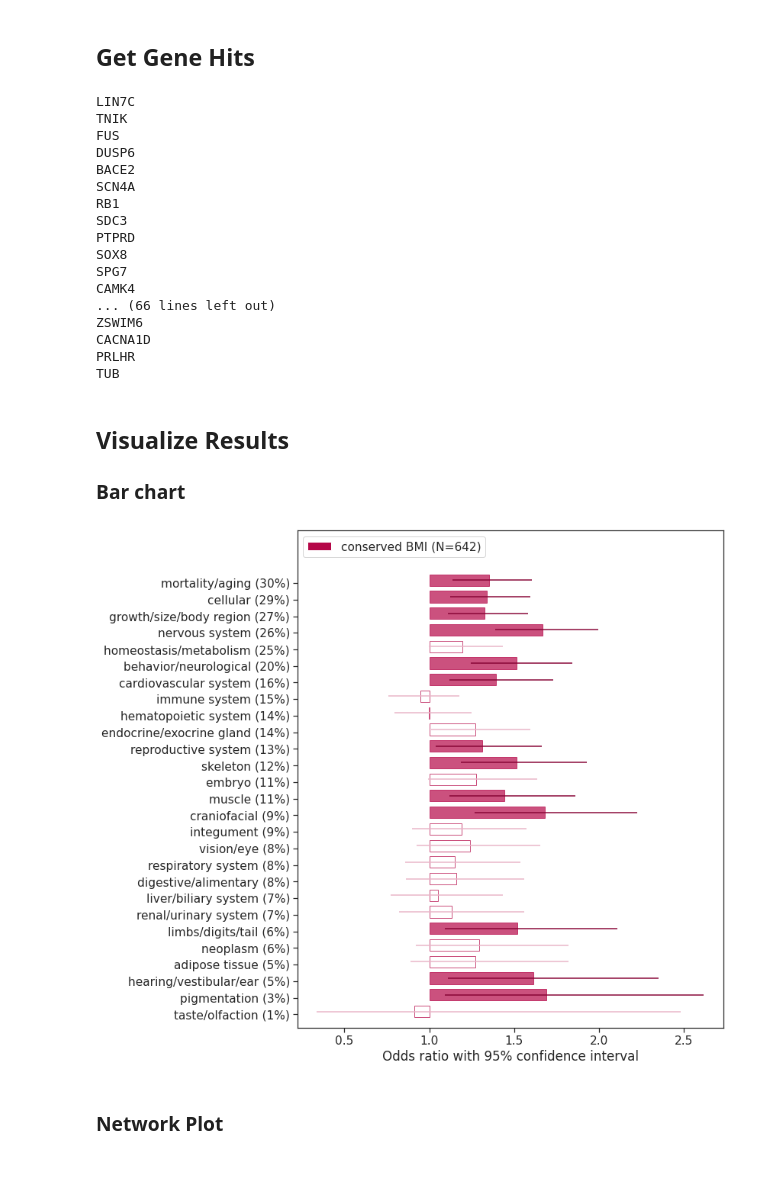
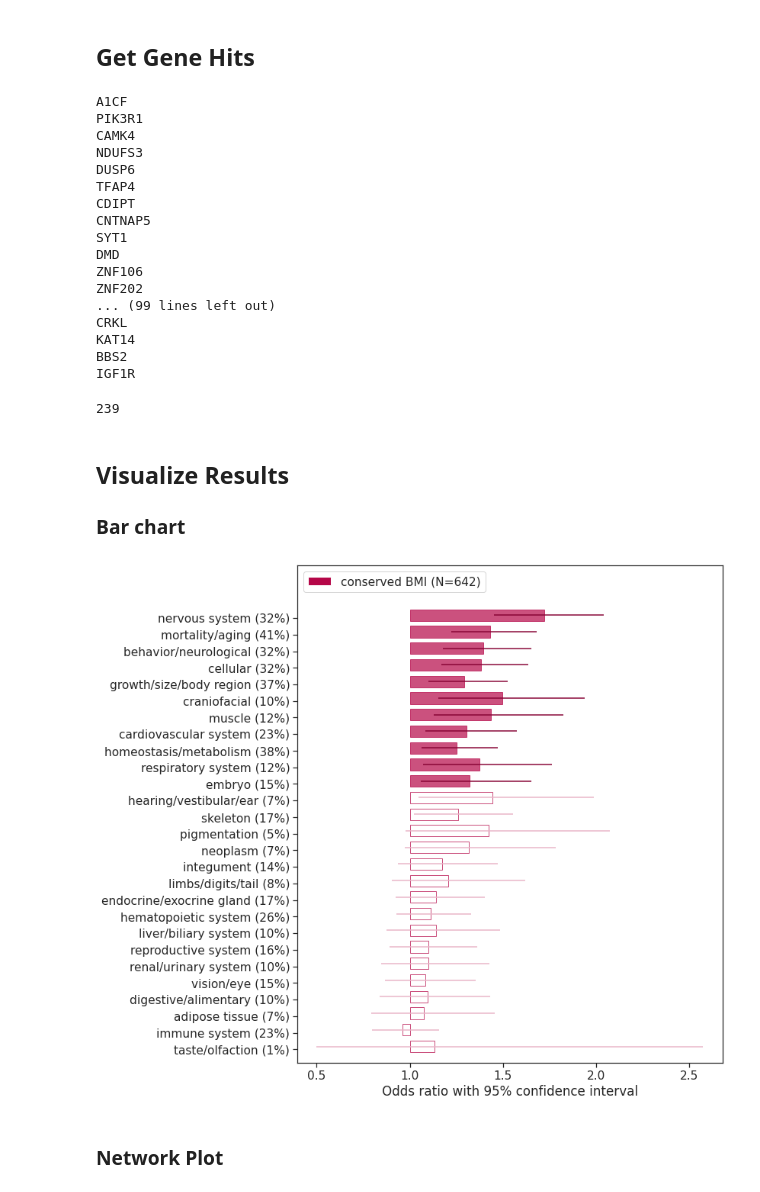
Before and after one commit to sarah-n-wright/CrossSpeciesBMI, a Jupyter notebook: MGD Enrichment.ipynb, the cells around one changed output. Cells and saved outputs as stored; diff of their text form; code cells hidden in the pictures.

```diff
--- a/MGD Enrichment.ipynb
+++ b/MGD Enrichment.ipynb
@@ -733,3 +820,5 @@ number of nodes:
 
 number of edges:
 2693109
+# %%
+updated_pc_nodes = mg.querymany(nodes, as_dataframe=True, species='human', scopes='symbol, alias', fields='symbol')
@@ -736,3 +843,6 @@ number of edges:
+# %%
+updated_pc_nodes = updated_pc_nodes.sort_values(by="_score", ascending=False)
+updated_pc_nodes = updated_pc_nodes.drop_duplicates(subset=["symbol"])
 # %%
 ## LOAD Hierarchy
 hier_df_genes = pd.read_csv("BMI_hierarchy/hier_df_genes.tsv", sep="\t", index_col=0)
@@ -744,4 +854,5 @@ all_seeds = human_seeds + rat_seeds
 # %% [markdown]
 ### Load Mouse Data
 # %%
-mgi_df = validation.load_MGI_mouseKO_data(url='http://www.informatics.jax.org/downloads/reports/MGI_PhenoGenoMP.rpt')
+mgi_df = load_MGI_mouseKO_data(url='http://www.informatics.jax.org/downloads/reports/MGI_PhenoGenoMP.rpt',
+                                         map_using="mgi")
@@ -766,3 +859,5 @@ Pass "returnall=True" to return complete lists of duplicate or missing query ter
+# %%
+mgi_df = change_symbols(mgi_df, updated_pc_nodes)
 # %%
 MPO2 = load_MPO(url='http://www.informatics.jax.org/downloads/reports/MPheno_OBO.ontology', use_genes=True, mapping=mgi_df)
 # %% [output]
@@ -786,35 +881,40 @@ results = results.assign(MP=results.index)
 # %% [markdown]
 ## Get Gene Hits
 # %%
-hits = get_gene_hits(genes=hier_df_genes.loc["C877", "CD_MemberList"], term="MP:0005451", MPO=MPO2, term_mapping=term_mapping)
+hits = get_gene_hits_no_annotation(genes=hier_df_genes.loc["C877", "CD_MemberList"], term="MP:0005451", MPO=MPO2, term_mapping=term_mapping)
 for hit in hits:
     print(hit)
 # %% [output]
-LIN7C
-TNIK
-FUS
+A1CF
+PIK3R1
+CAMK4
+NDUFS3
 DUSP6
-BACE2
-SCN4A
-RB1
-SDC3
-PTPRD
-SOX8
-SPG7
-CAMK4
-... (66 lines left out)
-ZSWIM6
-CACNA1D
-PRLHR
-TUB
+TFAP4
+CDIPT
+CNTNAP5
+SYT1
+DMD
+ZNF106
+ZNF202
+... (99 lines left out)
+CRKL
+KAT14
+BBS2
+IGF1R
+# %%
+hits = get_gene_hits_no_annotation(genes=hier_df_genes.loc["C877", "CD_MemberList"], term="MP:0005378", MPO=MPO2, term_mapping=term_mapping)
+print(len(hits))
+# %% [output]
+239
 # %% [markdown]
 ## Visualize Results
 ### Bar chart
 # %%
 a = plot_hbar_comparison(results, communities=["C877"], mps=top_level, color_idx=3, vert = 12, mp_graph=mp_graph,
-                         sig_level=0.05, community_names=["conserved BMI"], sort_by="observed", label_number="percent_community")
+                         sig_level=0.05, community_names=["conserved BMI"], sort_by="q", label_number="percent_community")
 # %% [output]
-[figure, old version]
+[figure, new version]
 # %% [markdown]
 ### Network Plot
 # %%
```
Also changed, not shown: parts of 6 cells of this notebook.
